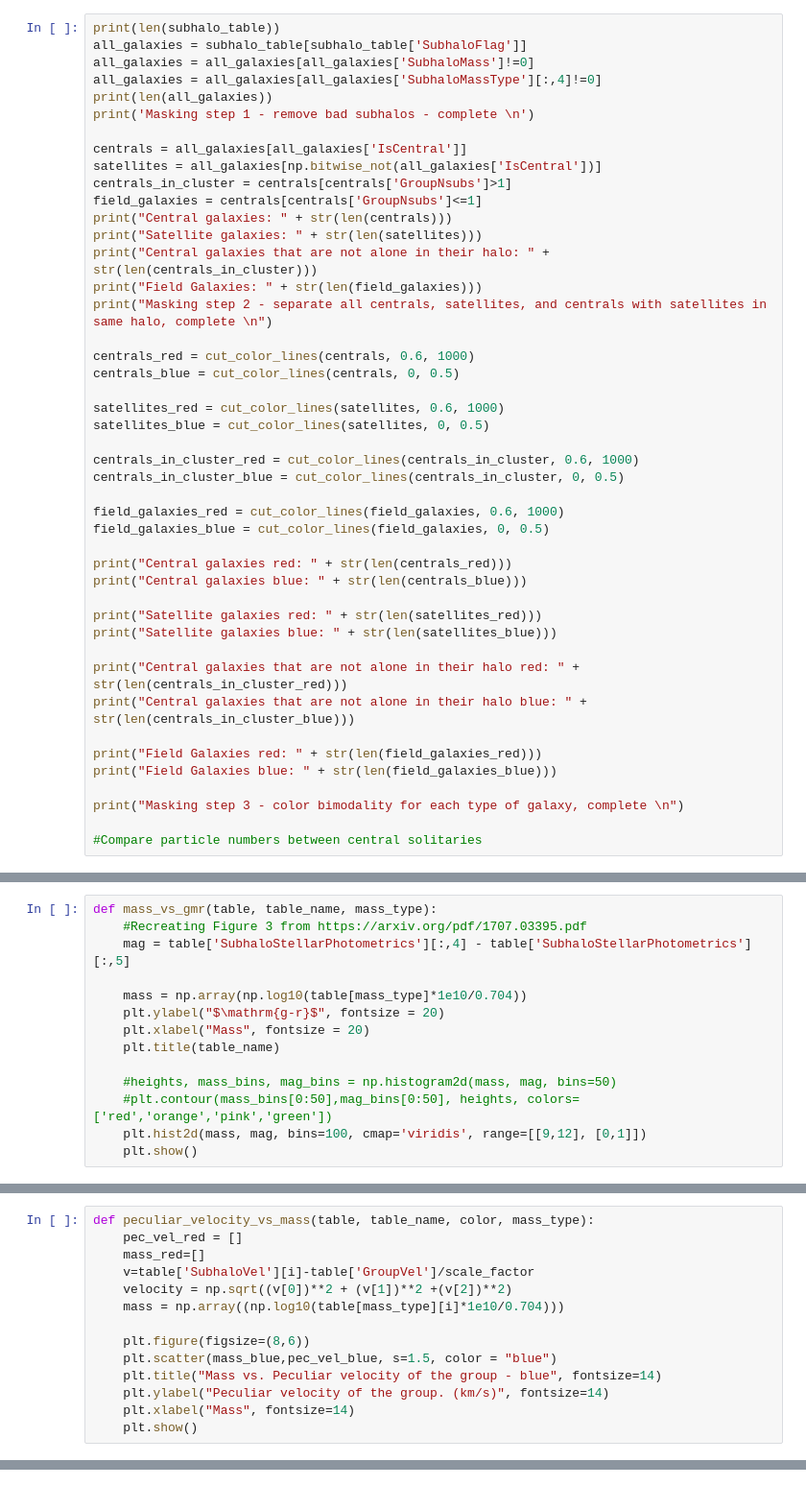
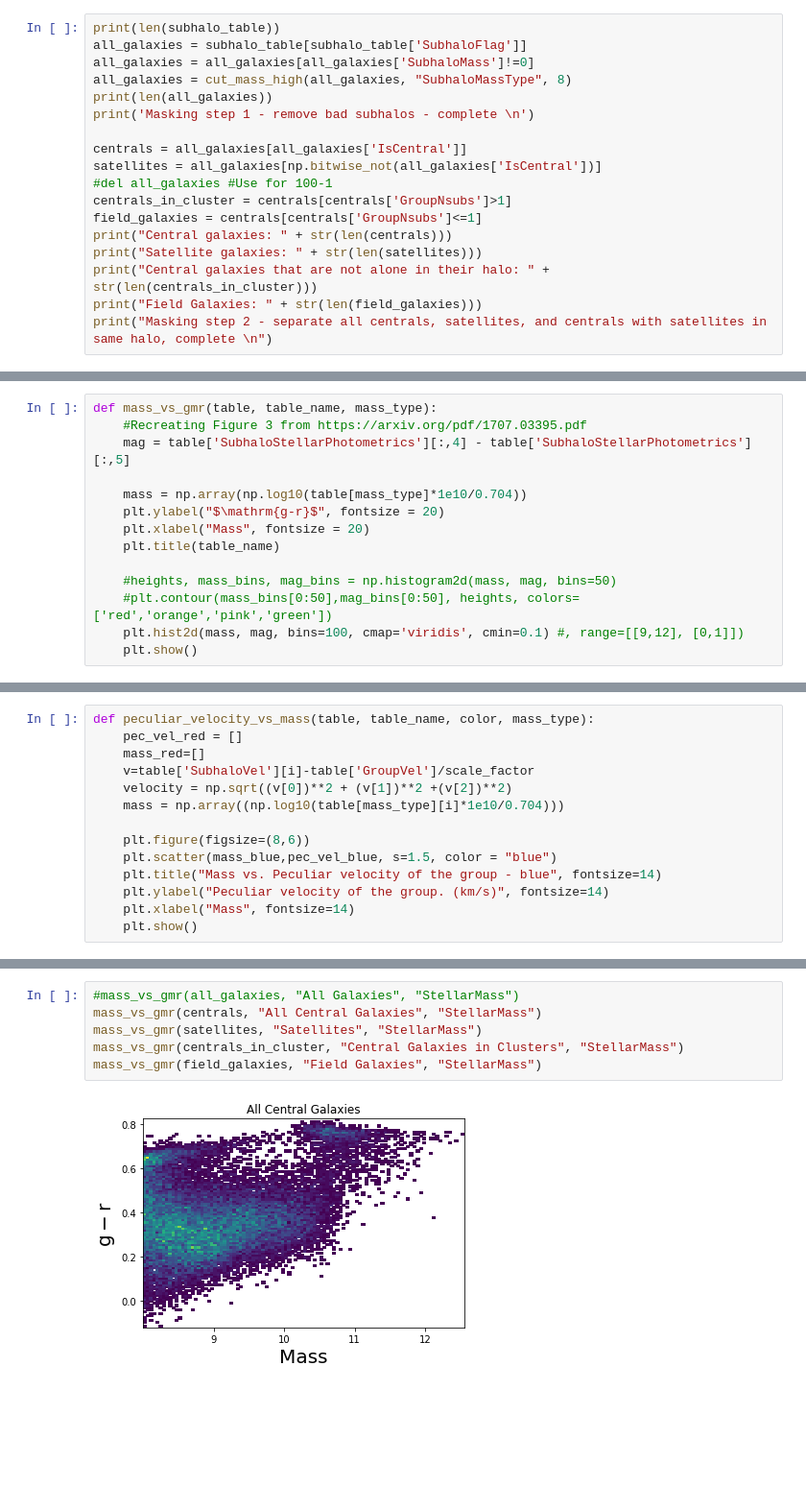
Before and after one commit to hereami321/IllustrisGalaxyAnalysis, a Jupyter notebook: 100-3 analysis.ipynb, the cells around one changed output, grey strips where cells are left out. Shown: that part at 96% size. Drawn from its saved outputs; the diff is of its cells as text; blank space fills up the shorter version.

```diff
--- a/100-3 analysis.ipynb
+++ b/100-3 analysis.ipynb
@@ -68,12 +98,13 @@ def cut_color_squares(table, min_gmr, max_gmr, min_rmz, max_rmz):
 print(len(subhalo_table))
 all_galaxies = subhalo_table[subhalo_table['SubhaloFlag']]
 all_galaxies = all_galaxies[all_galaxies['SubhaloMass']!=0]
-all_galaxies = all_galaxies[all_galaxies['SubhaloMassType'][:,4]!=0]
+all_galaxies = cut_mass_high(all_galaxies, "SubhaloMassType", 8)
 print(len(all_galaxies))
 print('Masking step 1 - remove bad subhalos - complete \n')
 
 centrals = all_galaxies[all_galaxies['IsCentral']]
 satellites = all_galaxies[np.bitwise_not(all_galaxies['IsCentral'])]
+#del all_galaxies #Use for 100-1
 centrals_in_cluster = centrals[centrals['GroupNsubs']>1]
 field_galaxies = centrals[centrals['GroupNsubs']<=1]
 print("Central galaxies: " + str(len(centrals)))
@@ -81,32 +112,4 @@ print("Satellite galaxies: " + str(len(satellites)))
 print("Central galaxies that are not alone in their halo: " + str(len(centrals_in_cluster)))
 print("Field Galaxies: " + str(len(field_galaxies)))
 print("Masking step 2 - separate all centrals, satellites, and centrals with satellites in same halo, complete \n")
-
-centrals_red = cut_color_lines(centrals, 0.6, 1000)
-centrals_blue = cut_color_lines(centrals, 0, 0.5)
-
-satellites_red = cut_color_lines(satellites, 0.6, 1000)
-satellites_blue = cut_color_lines(satellites, 0, 0.5)
-
-centrals_in_cluster_red = cut_color_lines(centrals_in_cluster, 0.6, 1000)
-centrals_in_cluster_blue = cut_color_lines(centrals_in_cluster, 0, 0.5)
-
-field_galaxies_red = cut_color_lines(field_galaxies, 0.6, 1000)
-field_galaxies_blue = cut_color_lines(field_galaxies, 0, 0.5)
-
-print("Central galaxies red: " + str(len(centrals_red)))
-print("Central galaxies blue: " + str(len(centrals_blue)))
-
-print("Satellite galaxies red: " + str(len(satellites_red)))
-print("Satellite galaxies blue: " + str(len(satellites_blue)))
-
-print("Central galaxies that are not alone in their halo red: " + str(len(centrals_in_cluster_red)))
-print("Central galaxies that are not alone in their halo blue: " + str(len(centrals_in_cluster_blue)))
-
-print("Field Galaxies red: " + str(len(field_galaxies_red)))
-print("Field Galaxies blue: " + str(len(field_galaxies_blue)))
-
-print("Masking step 3 - color bimodality for each type of galaxy, complete \n")
-
-#Compare particle numbers between central solitaries
 # %% [output]
@@ -169,5 +162,5 @@ def mass_vs_gmr(table, table_name, mass_type):
 
     #heights, mass_bins, mag_bins = np.histogram2d(mass, mag, bins=50)
     #plt.contour(mass_bins[0:50],mag_bins[0:50], heights, colors=['red','orange','pink','green'])
-    plt.hist2d(mass, mag, bins=100, cmap='viridis', range=[[9,12], [0,1]])
+    plt.hist2d(mass, mag, bins=100, cmap='viridis', cmin=0.1) #, range=[[9,12], [0,1]])
     plt.show()
@@ -278,0 +331,8 @@ color_density(all_galaxies['SubhaloStellarPhotometrics'], 5,4, 5, "Color Density
+# %%
+#mass_vs_gmr(all_galaxies, "All Galaxies", "StellarMass")
+mass_vs_gmr(centrals, "All Central Galaxies", "StellarMass")
+mass_vs_gmr(satellites, "Satellites", "StellarMass")
+mass_vs_gmr(centrals_in_cluster, "Central Galaxies in Clusters", "StellarMass")
+mass_vs_gmr(field_galaxies, "Field Galaxies", "StellarMass")
+# %% [output]
+[figure, added]
```
Also changed, not shown: parts of 29 cells of this notebook.
